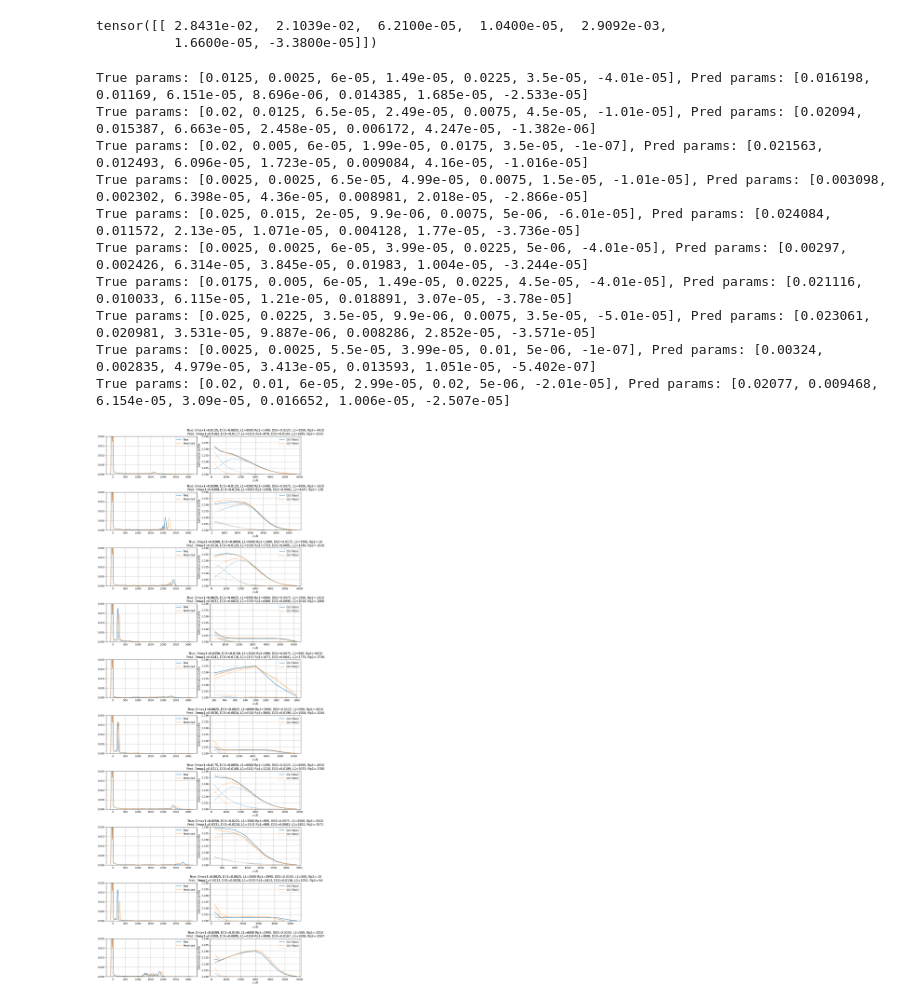
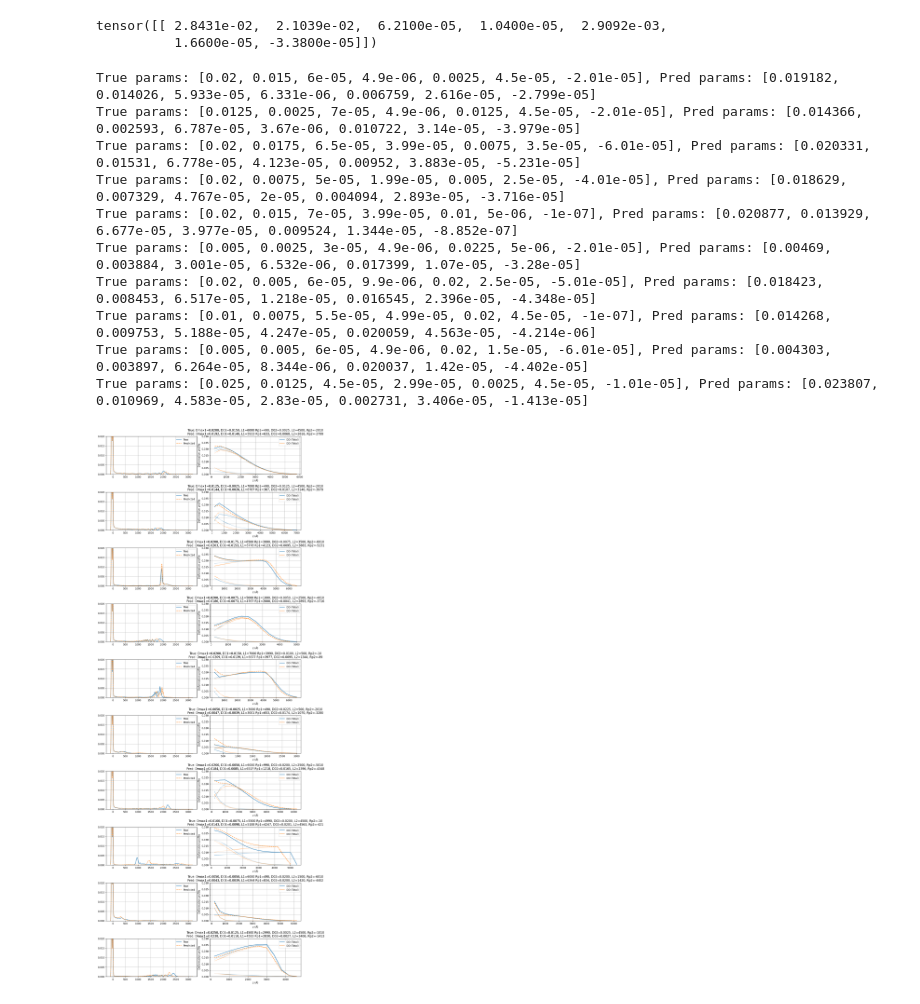
Before and after one commit to Vekeryk/master-xrd, a Jupyter notebook: j_ml.ipynb, the cells around one changed output. Saved outputs shown, nothing was run; the diff lists cells and outputs as text; code cells hidden in the pictures.

```diff
--- a/j_ml.ipynb
+++ b/j_ml.ipynb
@@ -203,16 +203,16 @@ reload(xrd)
 
 # Examples after training (true vs predicted):
 true_pred_pairs = [
-  ([0.012500, 0.002500, 6.000e-05, 1.490e-05, 0.022500, 3.500e-05, -4.010e-05], [0.016198, 0.011690, 6.151e-05, 8.696e-06, 0.014385, 1.685e-05, -2.533e-05]),
-  ([0.020000, 0.012500, 6.500e-05, 2.490e-05, 0.007500, 4.500e-05, -1.010e-05], [0.020940, 0.015387, 6.663e-05, 2.458e-05, 0.006172, 4.247e-05, -1.382e-06]),
-  ([0.020000, 0.005000, 6.000e-05, 1.990e-05, 0.017500, 3.500e-05, -1.000e-07], [0.021563, 0.012493, 6.096e-05, 1.723e-05, 0.009084, 4.160e-05, -1.016e-05]),
-  ([0.002500, 0.002500, 6.500e-05, 4.990e-05, 0.007500, 1.500e-05, -1.010e-05], [0.003098, 0.002302, 6.398e-05, 4.360e-05, 0.008981, 2.018e-05, -2.866e-05]),
-  ([0.025000, 0.015000, 2.000e-05, 9.900e-06, 0.007500, 5.000e-06, -6.010e-05], [0.024084, 0.011572, 2.130e-05, 1.071e-05, 0.004128, 1.770e-05, -3.736e-05]),
-  ([0.002500, 0.002500, 6.000e-05, 3.990e-05, 0.022500, 5.000e-06, -4.010e-05], [0.002970, 0.002426, 6.314e-05, 3.845e-05, 0.019830, 1.004e-05, -3.244e-05]),
-  ([0.017500, 0.005000, 6.000e-05, 1.490e-05, 0.022500, 4.500e-05, -4.010e-05], [0.021116, 0.010033, 6.115e-05, 1.210e-05, 0.018891, 3.070e-05, -3.780e-05]),
-  ([0.025000, 0.022500, 3.500e-05, 9.900e-06, 0.007500, 3.500e-05, -5.010e-05], [0.023061, 0.020981, 3.531e-05, 9.887e-06, 0.008286, 2.852e-05, -3.571e-05]),
-  ([0.002500, 0.002500, 5.500e-05, 3.990e-05, 0.010000, 5.000e-06, -1.000e-07], [0.003240, 0.002835, 4.979e-05, 3.413e-05, 0.013593, 1.051e-05, -5.402e-07]),
-  ([0.020000, 0.010000, 6.000e-05, 2.990e-05, 0.020000, 5.000e-06, -2.010e-05], [0.020770, 0.009468, 6.154e-05, 3.090e-05, 0.016652, 1.006e-05, -2.507e-05]),
+  ([0.020000, 0.015000, 6.000e-05, 4.900e-06, 0.002500, 4.500e-05, -2.010e-05], [0.019182, 0.014026, 5.933e-05, 6.331e-06, 0.006759, 2.616e-05, -2.799e-05]),
+  ([0.012500, 0.002500, 7.000e-05, 4.900e-06, 0.012500, 4.500e-05, -2.010e-05], [0.014366, 0.002593, 6.787e-05, 3.670e-06, 0.010722, 3.140e-05, -3.979e-05]),
+  ([0.020000, 0.017500, 6.500e-05, 3.990e-05, 0.007500, 3.500e-05, -6.010e-05], [0.020331, 0.015310, 6.778e-05, 4.123e-05, 0.009520, 3.883e-05, -5.231e-05]),
+  ([0.020000, 0.007500, 5.000e-05, 1.990e-05, 0.005000, 2.500e-05, -4.010e-05], [0.018629, 0.007329, 4.767e-05, 2.000e-05, 0.004094, 2.893e-05, -3.716e-05]),
+  ([0.020000, 0.015000, 7.000e-05, 3.990e-05, 0.010000, 5.000e-06, -1.000e-07], [0.020877, 0.013929, 6.677e-05, 3.977e-05, 0.009524, 1.344e-05, -8.852e-07]),
+  ([0.005000, 0.002500, 3.000e-05, 4.900e-06, 0.022500, 5.000e-06, -2.010e-05], [0.004690, 0.003884, 3.001e-05, 6.532e-06, 0.017399, 1.070e-05, -3.280e-05]),
+  ([0.020000, 0.005000, 6.000e-05, 9.900e-06, 0.020000, 2.500e-05, -5.010e-05], [0.018423, 0.008453, 6.517e-05, 1.218e-05, 0.016545, 2.396e-05, -4.348e-05]),
+  ([0.010000, 0.007500, 5.500e-05, 4.990e-05, 0.020000, 4.500e-05, -1.000e-07], [0.014268, 0.009753, 5.188e-05, 4.247e-05, 0.020059, 4.563e-05, -4.214e-06]),
+  ([0.005000, 0.005000, 6.000e-05, 4.900e-06, 0.020000, 1.500e-05, -6.010e-05], [0.004303, 0.003897, 6.264e-05, 8.344e-06, 0.020037, 1.420e-05, -4.402e-05]),
+  ([0.025000, 0.012500, 4.500e-05, 2.990e-05, 0.002500, 4.500e-05, -1.010e-05], [0.023807, 0.010969, 4.583e-05, 2.830e-05, 0.002731, 3.406e-05, -1.413e-05]),
 ]
 
 def plot_profils(ax, profile, color, linestyle, pred=False):
@@ -230,41 +230,41 @@ def plot_profils(ax, profile, color, linestyle, pred=False):
 
 fig, axes = plt.subplots(len(true_pred_pairs), 2, figsize=(12, 32))
 plt.subplots_adjust(hspace=0.6)  # add vertical space between rows
 
 for i, (true_params, pred_params) in enumerate(true_pred_pairs):
     print(f"True params: {true_params}, Pred params: {pred_params}")
     # add true_params to plot
 
     curve, profile_true = xrd.compute_curve_and_profile(array=true_params, dl=400e-8)
 
     axes[i, 0].plot(curve.X_DeltaTeta, curve.Y_R_vseZ, label="True")
     axes[i, 0].grid(True)
     axes[i, 0].set_ylim(0, 0.02)
 
     plot_profils(axes[i, 1], profile_true, 'C0', '-')
 
     curve, profile_pred = xrd.compute_curve_and_profile(array=pred_params, dl=400e-8)
 
     plot_profils(axes[i, 1], profile_pred, 'C1', '--')
     axes[i, 0].plot(curve.X_DeltaTeta, curve.Y_R_vseZ, label="Predicted", linestyle='dashed')
     axes[i, 1].set_title(f"True: {h.fparam(arr=true_params)}\nPred: {h.fparam(arr=pred_params)}")
     axes[i, 1].grid(True)
     axes[i, 1].set_ylim(0, 0.03)
     axes[i, 1].legend()
     axes[i, 0].legend()
 
 
 plt.tight_layout()
 plt.show()
 # %% [output]
-True params: [0.0125, 0.0025, 6e-05, 1.49e-05, 0.0225, 3.5e-05, -4.01e-05], Pred params: [0.016198, 0.01169, 6.151e-05, 8.696e-06, 0.014385, 1.685e-05, -2.533e-05]
-True params: [0.02, 0.0125, 6.5e-05, 2.49e-05, 0.0075, 4.5e-05, -1.01e-05], Pred params: [0.02094, 0.015387, 6.663e-05, 2.458e-05, 0.006172, 4.247e-05, -1.382e-06]
-True params: [0.02, 0.005, 6e-05, 1.99e-05, 0.0175, 3.5e-05, -1e-07], Pred params: [0.021563, 0.012493, 6.096e-05, 1.723e-05, 0.009084, 4.16e-05, -1.016e-05]
-True params: [0.0025, 0.0025, 6.5e-05, 4.99e-05, 0.0075, 1.5e-05, -1.01e-05], Pred params: [0.003098, 0.002302, 6.398e-05, 4.36e-05, 0.008981, 2.018e-05, -2.866e-05]
-True params: [0.025, 0.015, 2e-05, 9.9e-06, 0.0075, 5e-06, -6.01e-05], Pred params: [0.024084, 0.011572, 2.13e-05, 1.071e-05, 0.004128, 1.77e-05, -3.736e-05]
-True params: [0.0025, 0.0025, 6e-05, 3.99e-05, 0.0225, 5e-06, -4.01e-05], Pred params: [0.00297, 0.002426, 6.314e-05, 3.845e-05, 0.01983, 1.004e-05, -3.244e-05]
-True params: [0.0175, 0.005, 6e-05, 1.49e-05, 0.0225, 4.5e-05, -4.01e-05], Pred params: [0.021116, 0.010033, 6.115e-05, 1.21e-05, 0.018891, 3.07e-05, -3.78e-05]
-True params: [0.025, 0.0225, 3.5e-05, 9.9e-06, 0.0075, 3.5e-05, -5.01e-05], Pred params: [0.023061, 0.020981, 3.531e-05, 9.887e-06, 0.008286, 2.852e-05, -3.571e-05]
-True params: [0.0025, 0.0025, 5.5e-05, 3.99e-05, 0.01, 5e-06, -1e-07], Pred params: [0.00324, 0.002835, 4.979e-05, 3.413e-05, 0.013593, 1.051e-05, -5.402e-07]
-True params: [0.02, 0.01, 6e-05, 2.99e-05, 0.02, 5e-06, -2.01e-05], Pred params: [0.02077, 0.009468, 6.154e-05, 3.09e-05, 0.016652, 1.006e-05, -2.507e-05]
+True params: [0.02, 0.015, 6e-05, 4.9e-06, 0.0025, 4.5e-05, -2.01e-05], Pred params: [0.019182, 0.014026, 5.933e-05, 6.331e-06, 0.006759, 2.616e-05, -2.799e-05]
+True params: [0.0125, 0.0025, 7e-05, 4.9e-06, 0.0125, 4.5e-05, -2.01e-05], Pred params: [0.014366, 0.002593, 6.787e-05, 3.67e-06, 0.010722, 3.14e-05, -3.979e-05]
+True params: [0.02, 0.0175, 6.5e-05, 3.99e-05, 0.0075, 3.5e-05, -6.01e-05], Pred params: [0.020331, 0.01531, 6.778e-05, 4.123e-05, 0.00952, 3.883e-05, -5.231e-05]
+True params: [0.02, 0.0075, 5e-05, 1.99e-05, 0.005, 2.5e-05, -4.01e-05], Pred params: [0.018629, 0.007329, 4.767e-05, 2e-05, 0.004094, 2.893e-05, -3.716e-05]
+True params: [0.02, 0.015, 7e-05, 3.99e-05, 0.01, 5e-06, -1e-07], Pred params: [0.020877, 0.013929, 6.677e-05, 3.977e-05, 0.009524, 1.344e-05, -8.852e-07]
+True params: [0.005, 0.0025, 3e-05, 4.9e-06, 0.0225, 5e-06, -2.01e-05], Pred params: [0.00469, 0.003884, 3.001e-05, 6.532e-06, 0.017399, 1.07e-05, -3.28e-05]
+True params: [0.02, 0.005, 6e-05, 9.9e-06, 0.02, 2.5e-05, -5.01e-05], Pred params: [0.018423, 0.008453, 6.517e-05, 1.218e-05, 0.016545, 2.396e-05, -4.348e-05]
+True params: [0.01, 0.0075, 5.5e-05, 4.99e-05, 0.02, 4.5e-05, -1e-07], Pred params: [0.014268, 0.009753, 5.188e-05, 4.247e-05, 0.020059, 4.563e-05, -4.214e-06]
+True params: [0.005, 0.005, 6e-05, 4.9e-06, 0.02, 1.5e-05, -6.01e-05], Pred params: [0.004303, 0.003897, 6.264e-05, 8.344e-06, 0.020037, 1.42e-05, -4.402e-05]
+True params: [0.025, 0.0125, 4.5e-05, 2.99e-05, 0.0025, 4.5e-05, -1.01e-05], Pred params: [0.023807, 0.010969, 4.583e-05, 2.83e-05, 0.002731, 3.406e-05, -1.413e-05]
-[figure, old version]
+[figure, new version]
```
Also changed, not shown: 5 other files.
